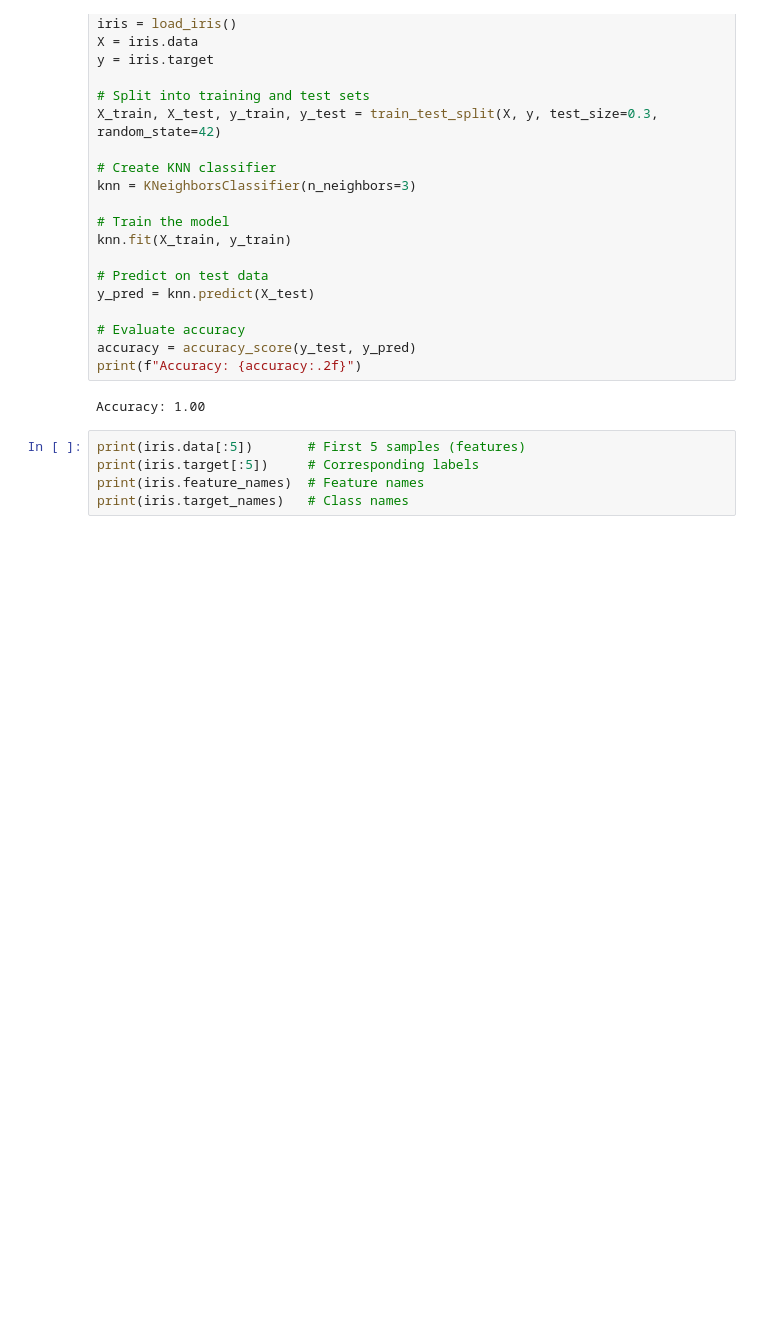
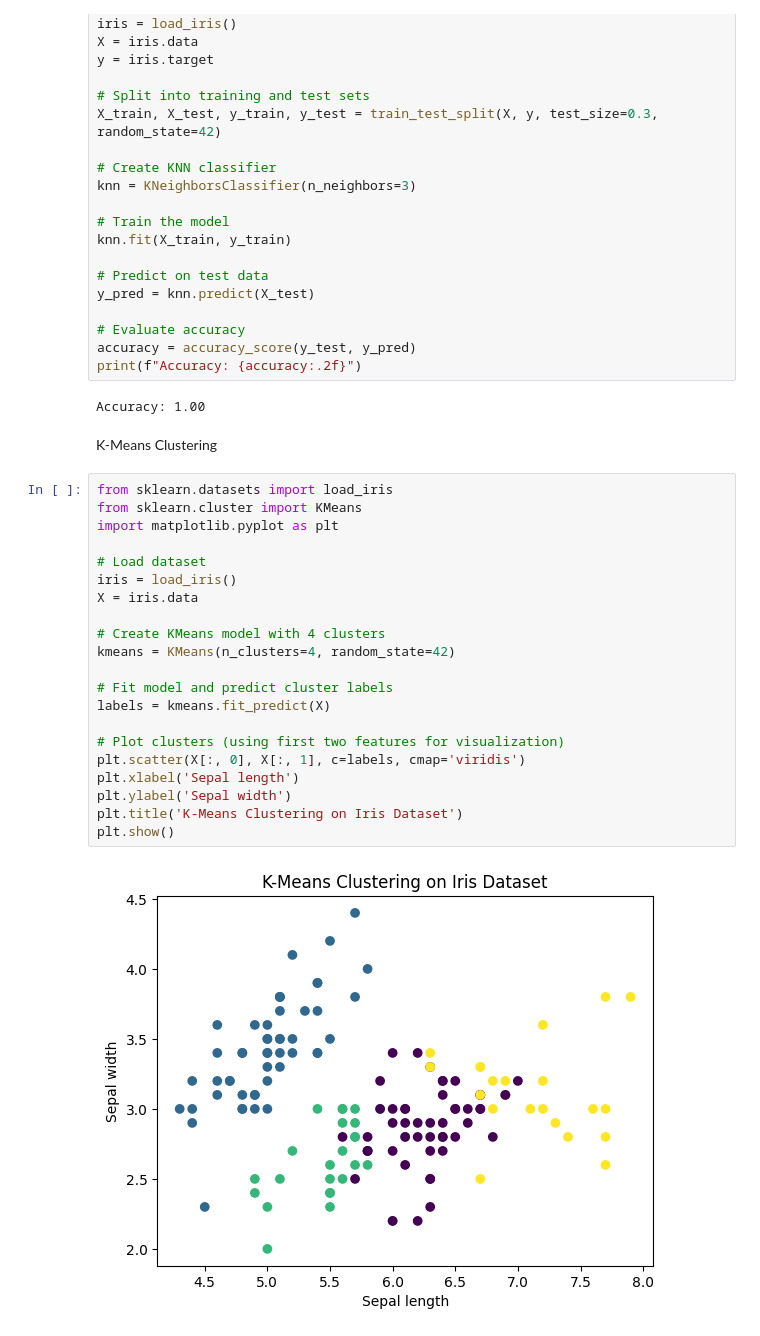
Before and after one commit to sumanjitraut/MyFirstGit, a Jupyter notebook: Practice_Machine_Learning.ipynb, the cells around one changed output. Cells and saved outputs as stored; diff of their text form; blank space fills up the shorter version.

```diff
--- a/Practice_Machine_Learning.ipynb
+++ b/Practice_Machine_Learning.ipynb
@@ -145,8 +145,28 @@ accuracy = accuracy_score(y_test, y_pred)
 print(f"Accuracy: {accuracy:.2f}")
 # %% [output]
 Accuracy: 1.00
-# %%
-print(iris.data[:5])       # First 5 samples (features)
-print(iris.target[:5])     # Corresponding labels
-print(iris.feature_names)  # Feature names
-print(iris.target_names)   # Class names
+# %% [markdown]
+K-Means Clustering
+# %%
+from sklearn.datasets import load_iris
+from sklearn.cluster import KMeans
+import matplotlib.pyplot as plt
+
+# Load dataset
+iris = load_iris()
+X = iris.data
+
+# Create KMeans model with 4 clusters
+kmeans = KMeans(n_clusters=4, random_state=42)
+
+# Fit model and predict cluster labels
+labels = kmeans.fit_predict(X)
+
+# Plot clusters (using first two features for visualization)
+plt.scatter(X[:, 0], X[:, 1], c=labels, cmap='viridis')
+plt.xlabel('Sepal length')
+plt.ylabel('Sepal width')
+plt.title('K-Means Clustering on Iris Dataset')
+plt.show()
+# %% [output]
+[figure, added]
```
Also changed, not shown: parts of 4 cells of this notebook.
